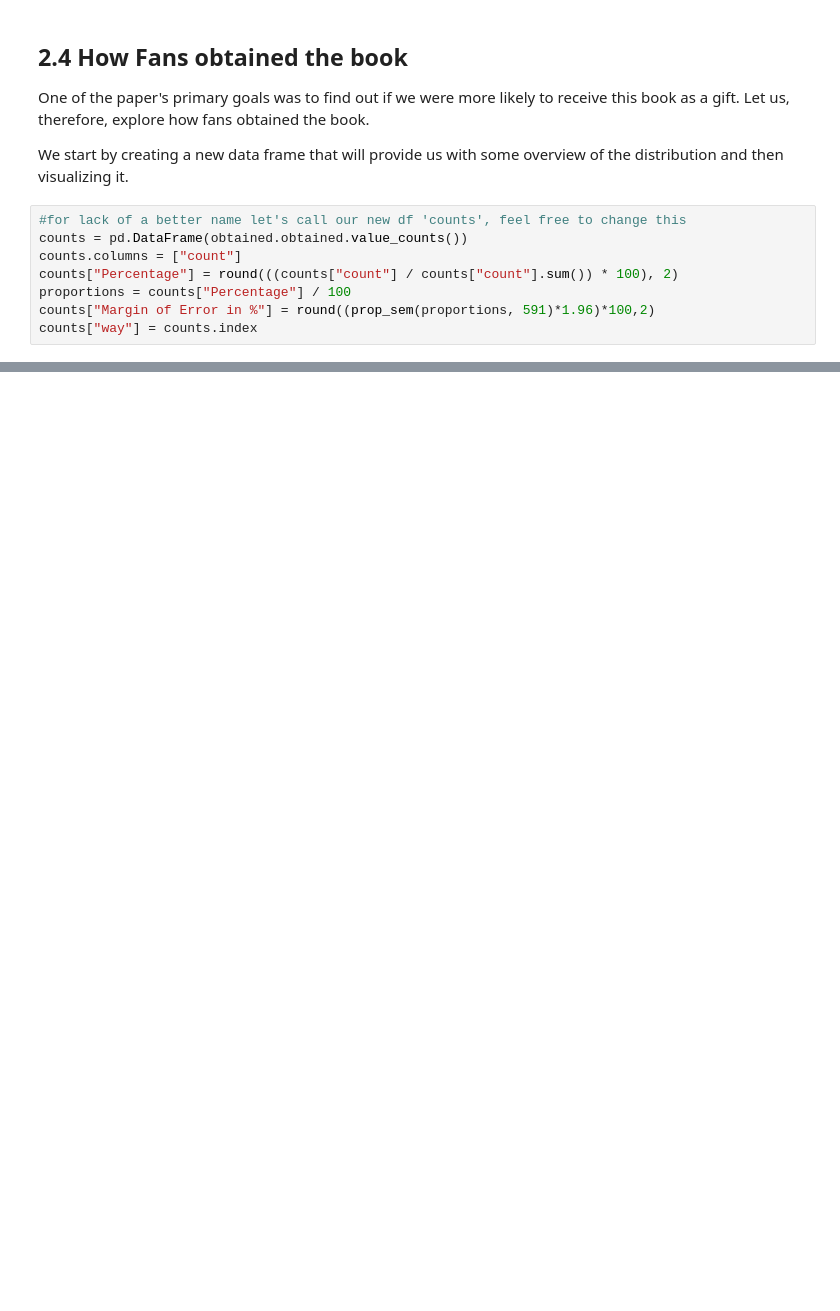
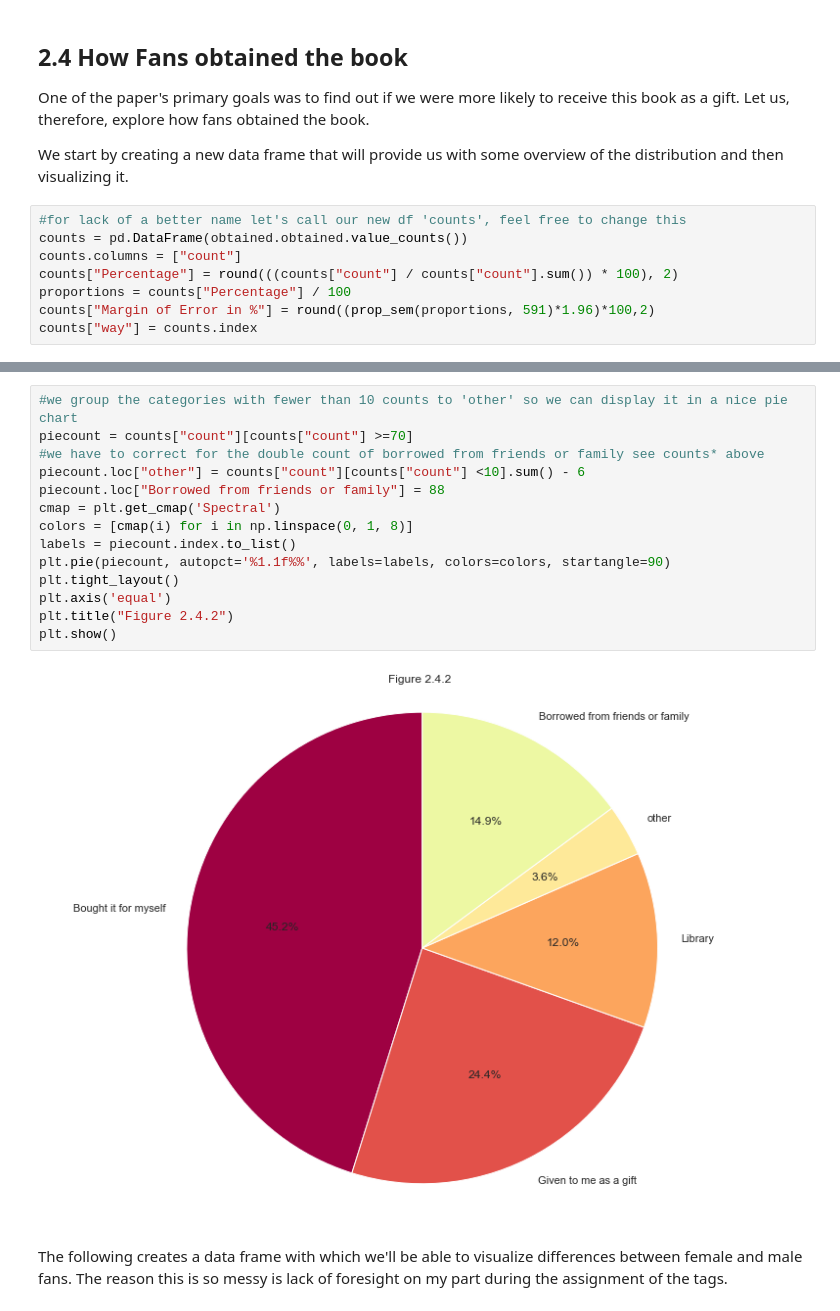
Before and after one commit to aegonwolf/hhg2g, a Jupyter notebook: hhg2g.ipynb, the cells around one changed output, grey strips where cells are left out. Cells and saved outputs as stored; diff of their text form; blank space fills up the shorter version.

```diff
--- a/hhg2g.ipynb
+++ b/hhg2g.ipynb
@@ -202,0 +210,18 @@ plt.tight_layout()
+# %%
+#we group the categories with fewer than 10 counts to 'other' so we can display it in a nice pie chart
+piecount = counts["count"][counts["count"] >=70]
+#we have to correct for the double count of borrowed from friends or family see counts* above
+piecount.loc["other"] = counts["count"][counts["count"] <10].sum() - 6
+piecount.loc["Borrowed from friends or family"] = 88
+cmap = plt.get_cmap('Spectral')
+colors = [cmap(i) for i in np.linspace(0, 1, 8)]
+labels = piecount.index.to_list()
+plt.pie(piecount, autopct='%1.1f%%', labels=labels, colors=colors, startangle=90)
+plt.tight_layout()
+plt.axis('equal')
+plt.title("Figure 2.4.2")
+plt.show()
+# %% [output]
+[figure, added]
+# %% [markdown]
+The following creates a data frame with which we'll be able to visualize differences between female and male fans.  The reason this is so messy is lack of foresight on my part during the assignment of the tags.
```
Also changed, not shown: parts of 31 cells of this notebook.
